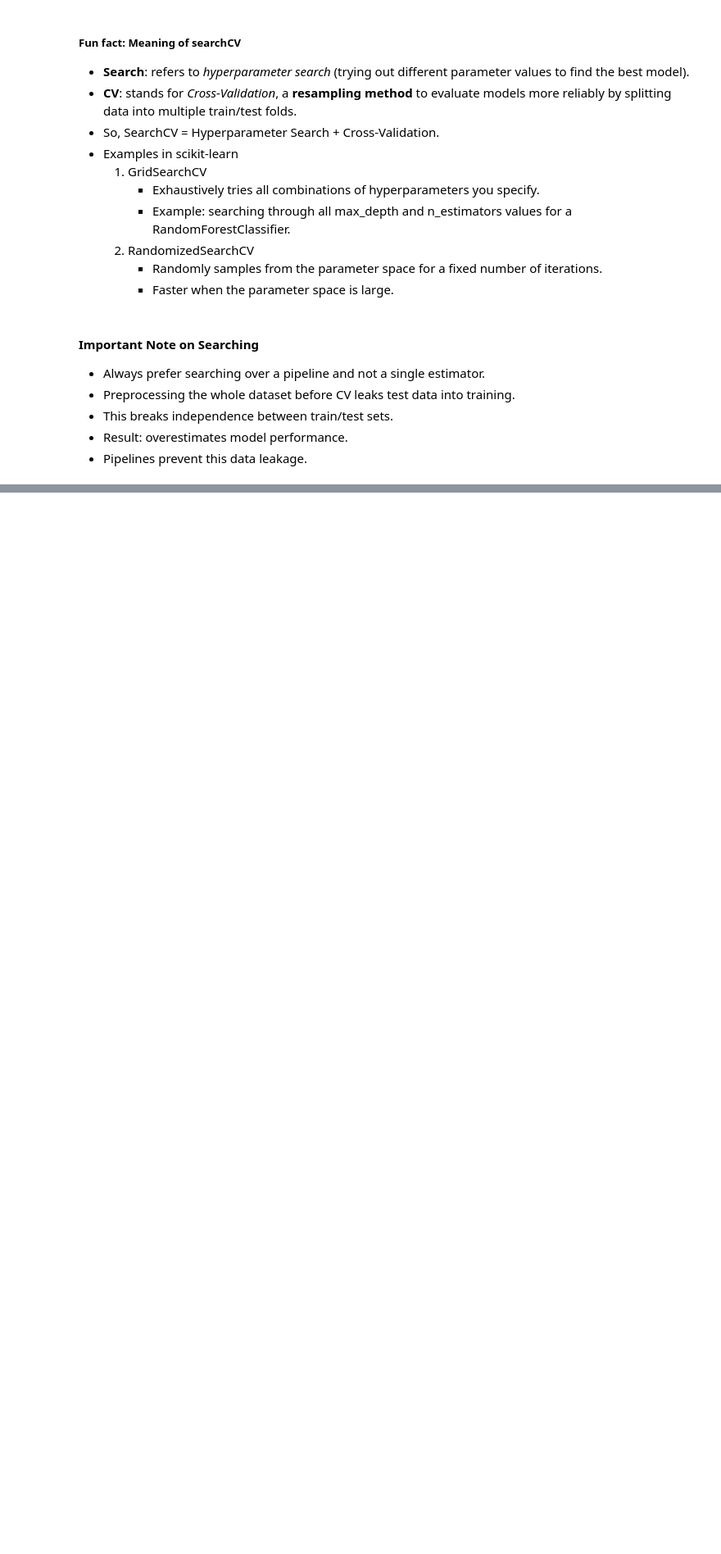
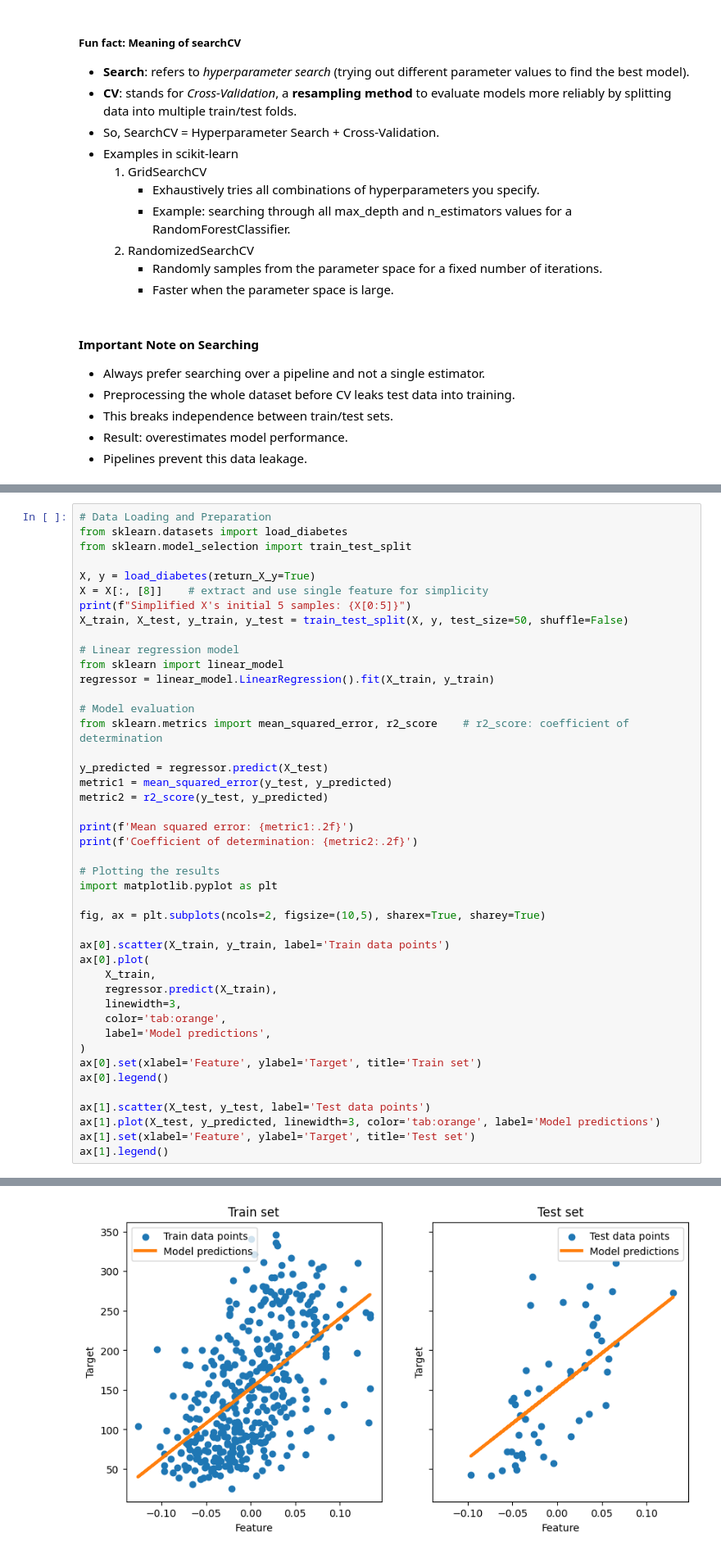
Before and after one commit to sanjaysp91/portfolio-python, a Jupyter notebook: 3_python_for_ml/use_scikit-learn/how-to-scikit-learn.ipynb, the cells around one changed output, grey strips where cells are left out. Shown at 82% size. Saved outputs shown, nothing was run; the diff lists cells and outputs as text; blank space fills up the shorter version.

Commit message:
Supervised learning - linear model, OLS, examples added

```diff
--- a/3_python_for_ml/use_scikit-learn/how-to-scikit-learn.ipynb
+++ b/3_python_for_ml/use_scikit-learn/how-to-scikit-learn.ipynb
@@ -214,0 +272,45 @@ RandomizedSearchCV(estimator=RandomForestRegressor(random_state=0), n_iter=5,
+# %%
+# Data Loading and Preparation
+from sklearn.datasets import load_diabetes
+from sklearn.model_selection import train_test_split
+
+X, y = load_diabetes(return_X_y=True)
+X = X[:, [8]]    # extract and use single feature for simplicity
+print(f"Simplified X's initial 5 samples: {X[0:5]}")
+X_train, X_test, y_train, y_test = train_test_split(X, y, test_size=50, shuffle=False)
+
+# Linear regression model
+from sklearn import linear_model
+regressor = linear_model.LinearRegression().fit(X_train, y_train)
+
+# Model evaluation
+from sklearn.metrics import mean_squared_error, r2_score    # r2_score: coefficient of determination
+
+y_predicted = regressor.predict(X_test)
+metric1 = mean_squared_error(y_test, y_predicted)
+metric2 = r2_score(y_test, y_predicted)
+
+print(f'Mean squared error: {metric1:.2f}')
+print(f'Coefficient of determination: {metric2:.2f}')
+
+# Plotting the results
+import matplotlib.pyplot as plt
+
+fig, ax = plt.subplots(ncols=2, figsize=(10,5), sharex=True, sharey=True)
+
+ax[0].scatter(X_train, y_train, label='Train data points')
+ax[0].plot(
+    X_train,
+    regressor.predict(X_train),
+    linewidth=3,
+    color='tab:orange',
+    label='Model predictions',
+)
+ax[0].set(xlabel='Feature', ylabel='Target', title='Train set')
+ax[0].legend()
+
+ax[1].scatter(X_test, y_test, label='Test data points')
+ax[1].plot(X_test, y_predicted, linewidth=3, color='tab:orange', label='Model predictions')
+ax[1].set(xlabel='Feature', ylabel='Target', title='Test set')
+ax[1].legend()
+# %% [output]
@@ -214,0 +325 @@ RandomizedSearchCV(estimator=RandomForestRegressor(random_state=0), n_iter=5,
+[figure, added]
```
Also changed, not shown: parts of 6 cells of this notebook, 1 other file.
